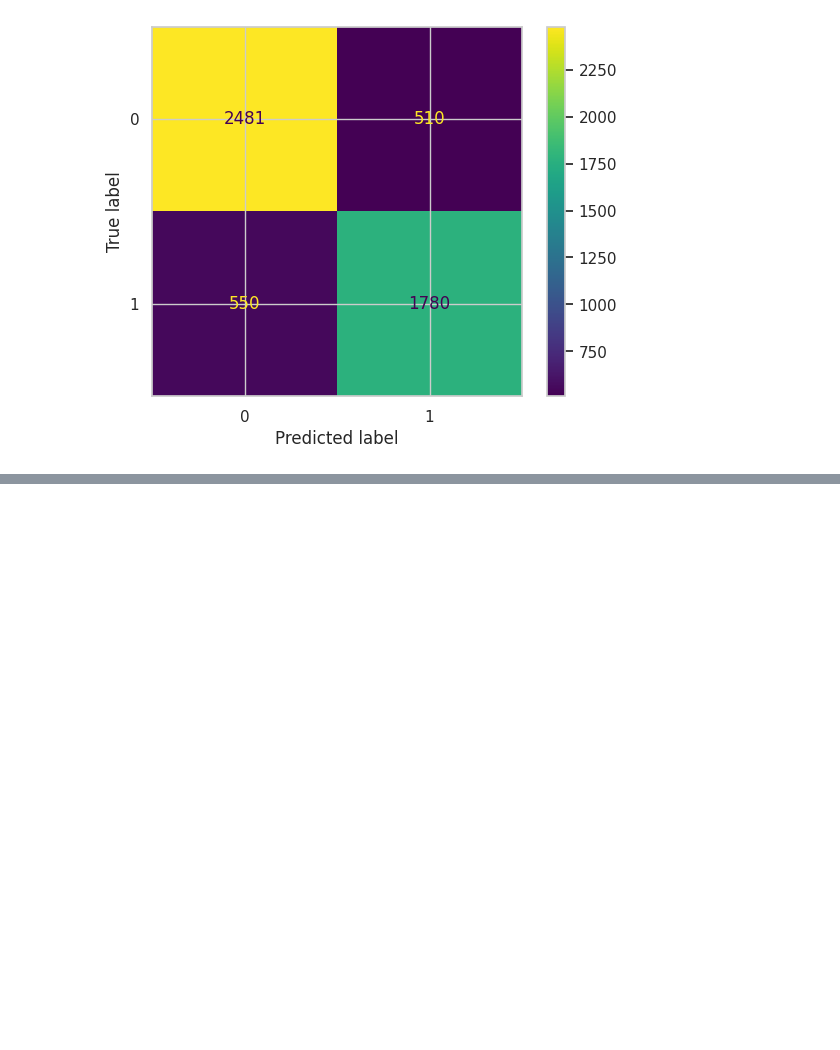
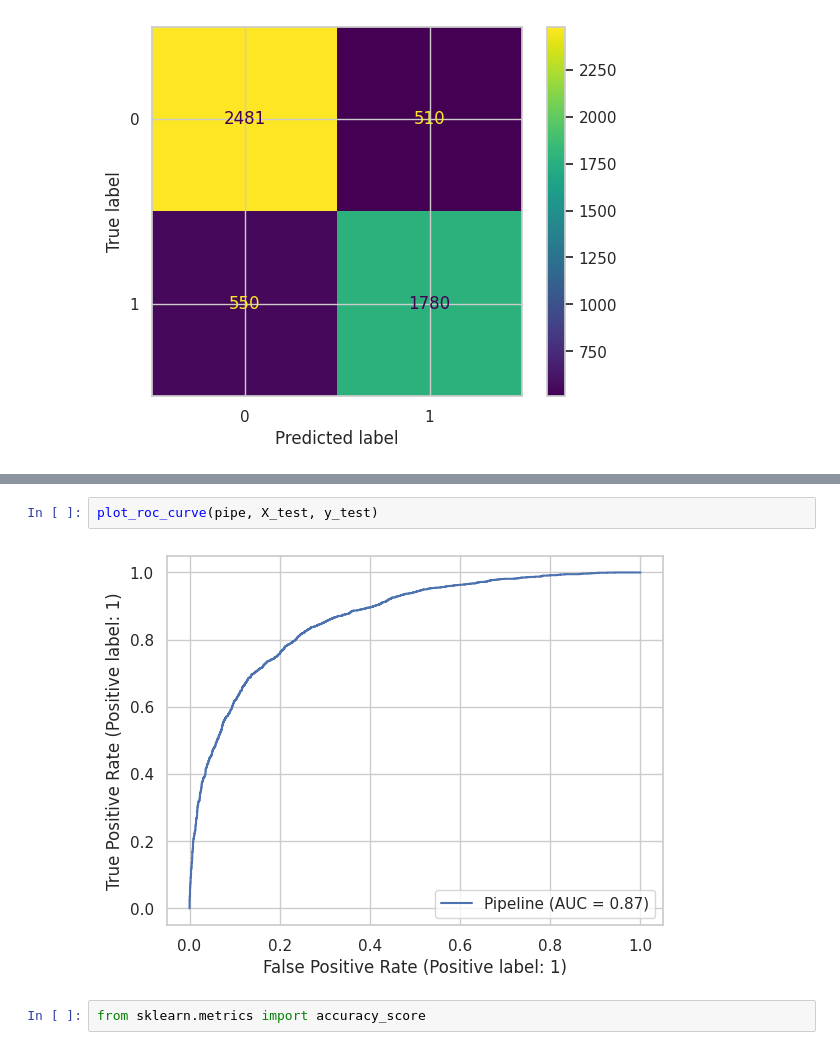
Before and after one commit to wilberquito/Sarcasm-Detector, a Jupyter notebook: detection.ipynb, the cells around one changed output, grey strips where cells are left out. Drawn from its saved outputs; the diff is of its cells as text; blank space fills up the shorter version.

```diff
--- a/detection.ipynb
+++ b/detection.ipynb
@@ -510,0 +547,6 @@ plot_roc_curve(pipe, X_test, y_test)
+# %%
+plot_roc_curve(pipe, X_test, y_test)
+# %% [output]
+[figure, added]
+# %%
+from sklearn.metrics import accuracy_score
```
Also changed, not shown: parts of 8 cells of this notebook.
